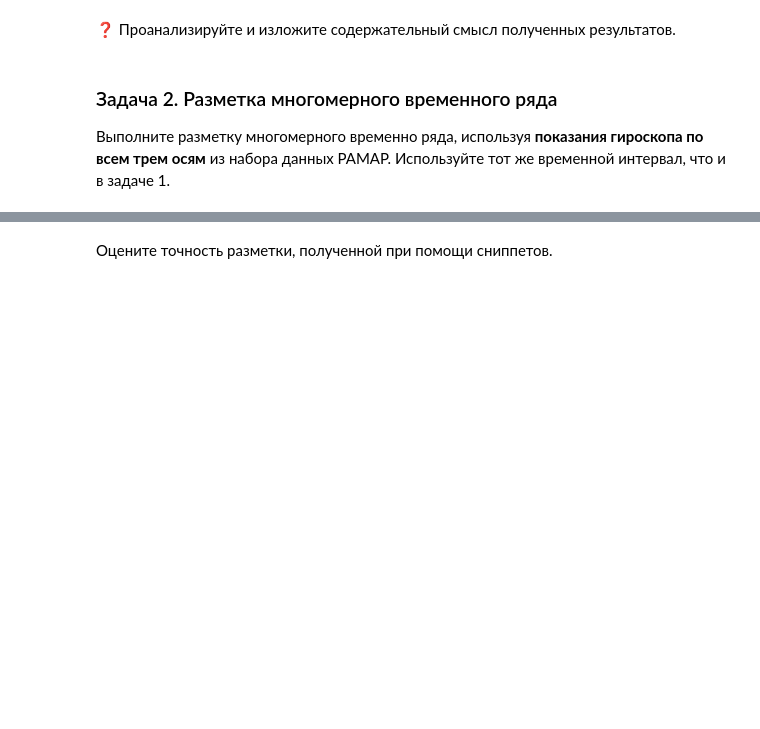
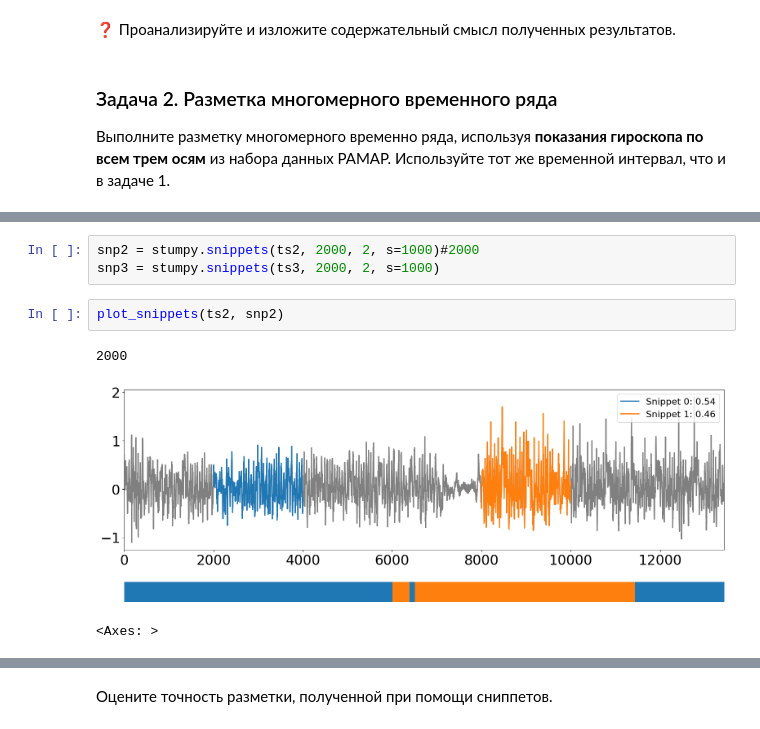
Before and after one commit to Isakova74/2023-Isakova-TimeSeriesCourse, a Jupyter notebook: practice/05_Snippets/05 Snippets.ipynb, the cells around one changed output, grey strips where cells are left out. Drawn from its saved outputs; the diff is of its cells as text; blank space fills up the shorter version.

```diff
--- a/practice/05_Snippets/05 Snippets.ipynb
+++ b/practice/05_Snippets/05 Snippets.ipynb
@@ -176,0 +198,9 @@ ValueError: ignored
+# %%
+snp2 = stumpy.snippets(ts2, 2000, 2, s=1000)#2000
+snp3 = stumpy.snippets(ts3, 2000, 2, s=1000)
+# %%
+plot_snippets(ts2, snp2)
+# %% [output]
+2000
+[figure, added]
+<Axes: >
```
Also changed, not shown: parts of 36 cells of this notebook.
